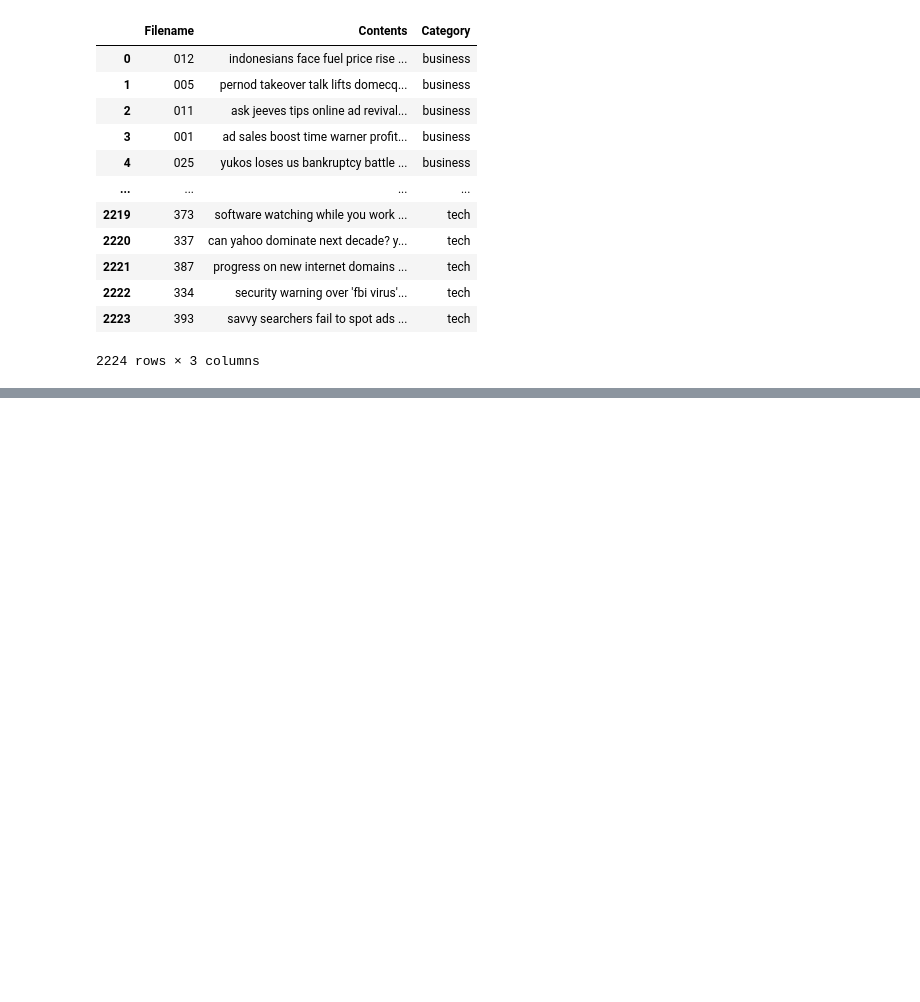
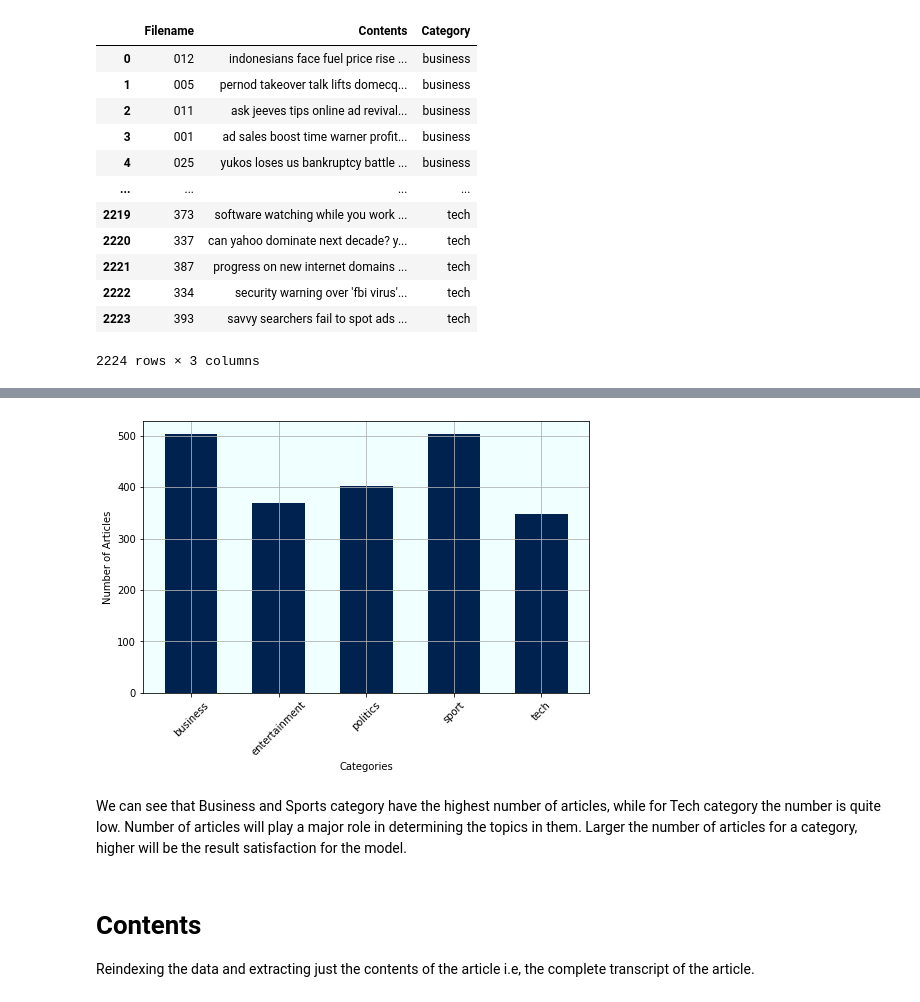
Before and after one commit to kunikagupta27/Topic-Modelling-on-News-Article, a Jupyter notebook: Topic_Modelling_on_News_Article.ipynb, the cells around one changed output, grey strips where cells are left out. Drawn from its saved outputs; the diff is of its cells as text; code cells hidden in the pictures; blank space fills up the shorter version.

```diff
--- a/Topic_Modelling_on_News_Article.ipynb
+++ b/Topic_Modelling_on_News_Article.ipynb
@@ -158,0 +195,4 @@ bbc
+# %%
+# Dropping duplicate entries
+bbc = bbc.drop_duplicates(subset=['Contents'], keep='first')
+bbc
@@ -158,0 +222,4 @@ bbc
+# %%
+# Grouping rows based on categories and counting number of entries
+df = bbc.groupby(['Category'])['Category'].count()
+df
@@ -158,0 +234,16 @@ bbc
+# %%
+# Plotting a bar graph to represent all categories and number of articles in them
+df.plot(x = "Category", kind = "bar",
+        figsize=(8,5), grid = True,
+        xlabel = "Categories",
+        ylabel = "Number of Articles",
+        colormap= "cividis", width = 0.6,
+        rot = 45).patch.set_facecolor('#f0ffff')
+# %% [output]
+[figure, added]
+# %% [markdown]
+We can see that Business and Sports category have the highest number of articles, while for Tech category the number is quite low. Number of articles will play a major role in determining the topics in them. Larger the number of articles for a category, higher will be the result satisfaction for the model.
+# %% [markdown]
+# **Contents**
+
+Reindexing the data and extracting just the contents of the article i.e, the complete transcript of the article.
```
Also changed, not shown: parts of 23 cells of this notebook.
